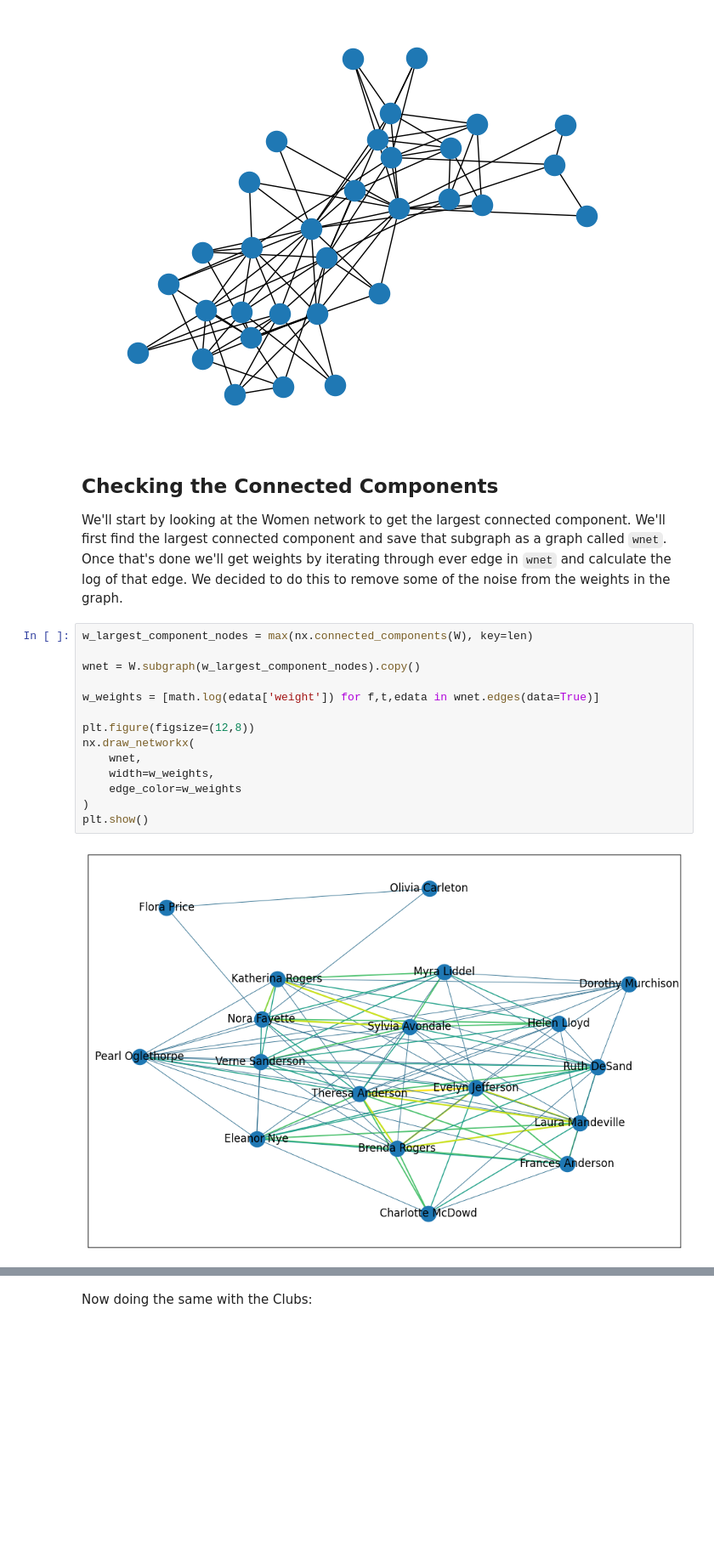
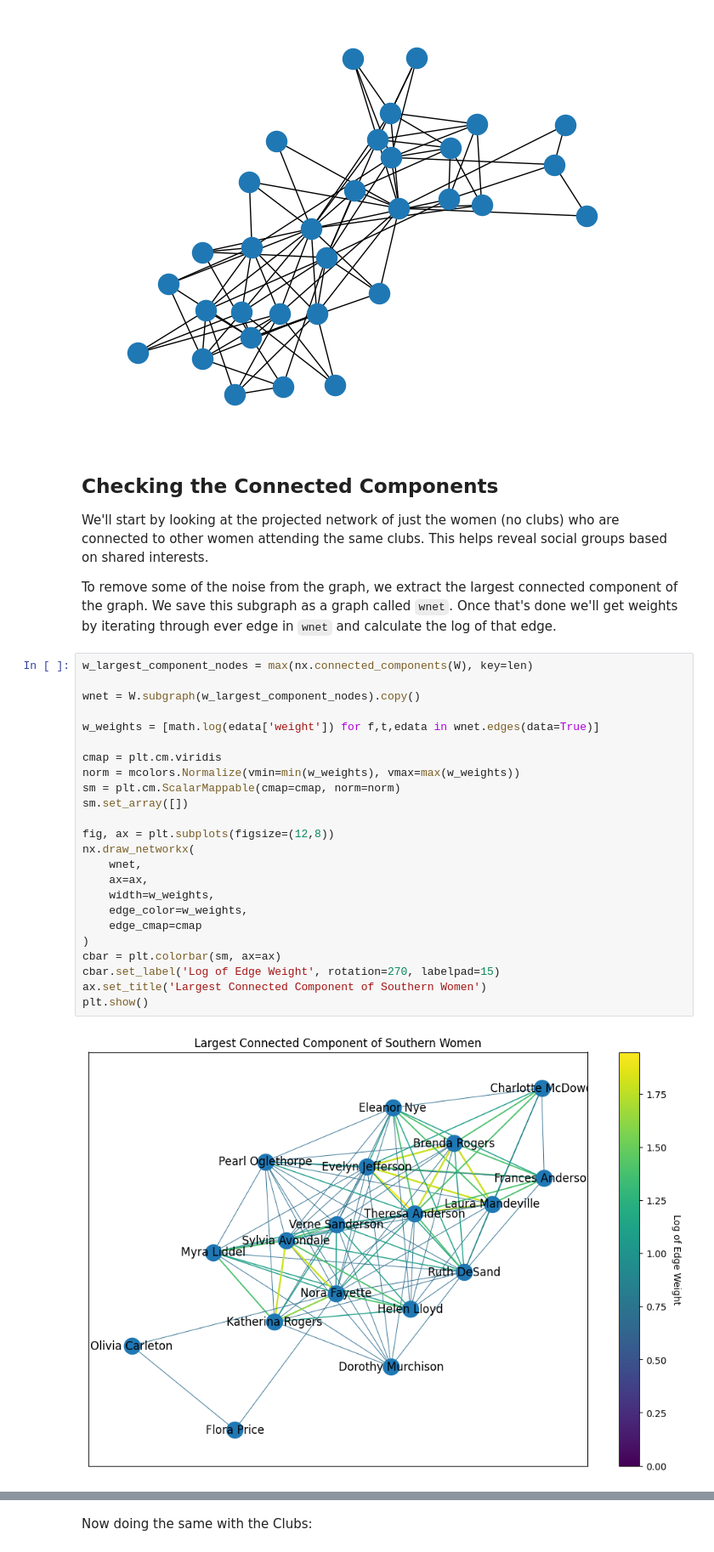
Before and after one commit to naomibuell/DATA620, a Jupyter notebook: week-6/620_W6_DataSets.ipynb, the cells around one changed output, grey strips where cells are left out. Shown: that part at 85% size. Cells and saved outputs as stored; diff of their text form; blank space fills up the shorter version.

```diff
--- a/week-6/620_W6_DataSets.ipynb
+++ b/week-6/620_W6_DataSets.ipynb
@@ -104,21 +108,34 @@ plt.show()
 [figure]
 # %% [markdown]
 ## Checking the Connected Components
-We'll start by looking at the Women network to get the largest connected component. We'll first find the largest connected component and save that subgraph as a graph called `wnet`. Once that's done we'll get weights by iterating through ever edge in `wnet` and calculate the log of that edge. We decided to do this to remove some of the noise from the weights in the graph.
+
+We'll start by looking at the projected network of just the women (no clubs) who are connected to other women attending the same clubs. This helps reveal social groups based on shared interests.
+
+To remove some of the noise from the graph, we extract the largest connected component of the graph. We save this subgraph as a graph called `wnet`. Once that's done we'll get weights by iterating through ever edge in `wnet` and calculate the log of that edge.
 # %%
 w_largest_component_nodes = max(nx.connected_components(W), key=len)
 
 wnet = W.subgraph(w_largest_component_nodes).copy()
 
 w_weights = [math.log(edata['weight']) for f,t,edata in wnet.edges(data=True)]
 
-plt.figure(figsize=(12,8))
+cmap = plt.cm.viridis
+norm = mcolors.Normalize(vmin=min(w_weights), vmax=max(w_weights))
+sm = plt.cm.ScalarMappable(cmap=cmap, norm=norm)
+sm.set_array([])
+
+fig, ax = plt.subplots(figsize=(12,8))
 nx.draw_networkx(
     wnet,
+    ax=ax,
     width=w_weights,
-    edge_color=w_weights
+    edge_color=w_weights,
+    edge_cmap=cmap
 )
+cbar = plt.colorbar(sm, ax=ax)
+cbar.set_label('Log of Edge Weight', rotation=270, labelpad=15)
+ax.set_title('Largest Connected Component of Southern Women')
 plt.show()
 # %% [output]
-[figure, old version]
+[figure, new version]
 # %% [markdown]
```
Also changed, not shown: parts of 10 cells of this notebook, 1 other file.
